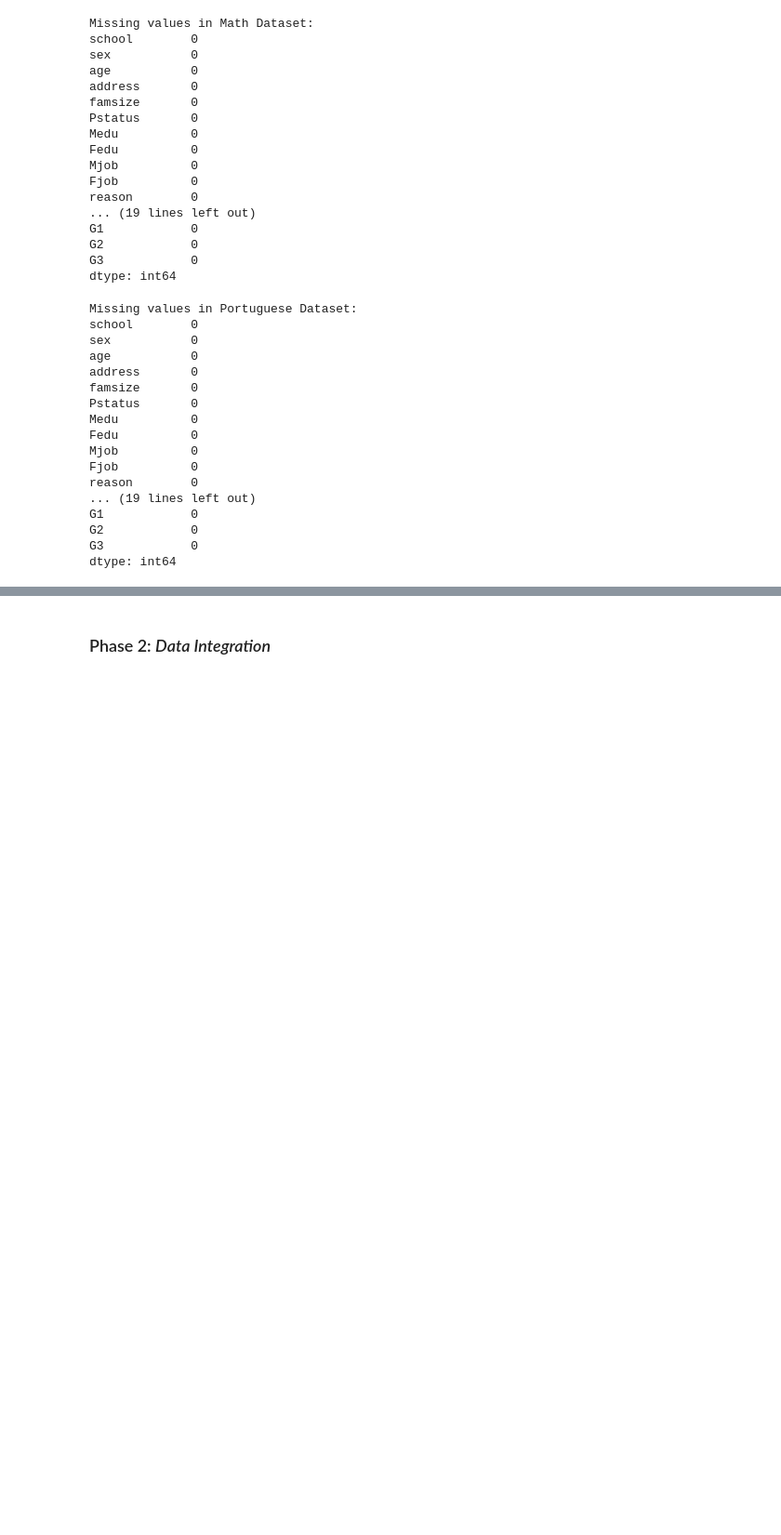
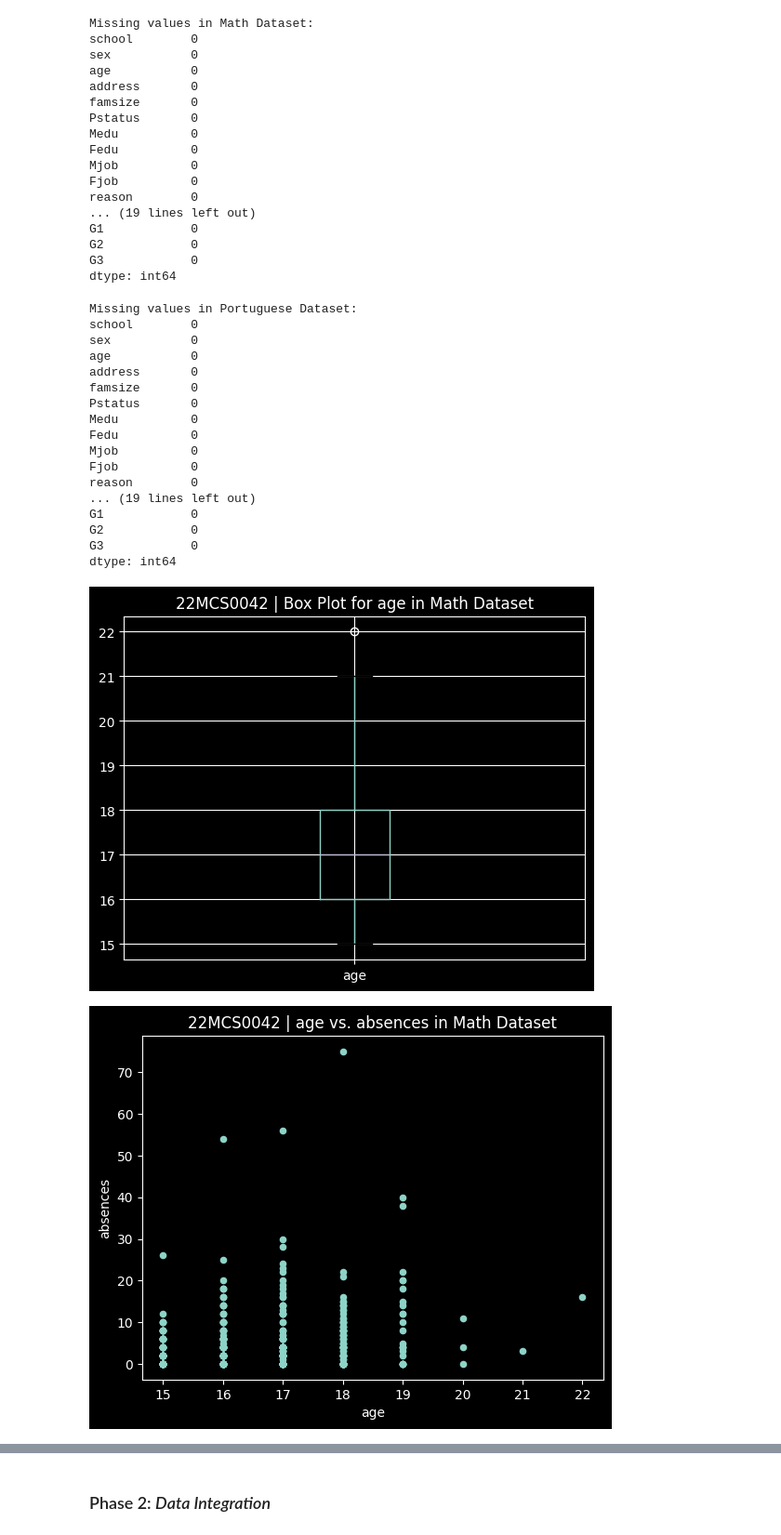
Before and after one commit to harmanpreet-s/data-analytics-student-performance, a Jupyter notebook: data-analytics-student-performance.ipynb, the cells around one changed output, grey strips where cells are left out. Shown at 93% size. Saved outputs shown, nothing was run; the diff lists cells and outputs as text; code cells hidden in the pictures; blank space fills up the shorter version.

Commit message:
feat: added outliers and cardinality

```diff
--- a/data-analytics-student-performance.ipynb
+++ b/data-analytics-student-performance.ipynb
@@ -102,3 +102,19 @@ G1            0
 G2            0
 G3            0
 dtype: int64
+# %%
+# Check for outliers in numerical variables
+numerical_vars = ['age', 'absences', 'G1', 'G2', 'G3']
+for var in numerical_vars:
+    # Box plot
+    df_math.boxplot(column=var)
+    plt.title('22MCS0042 | Box Plot for ' + var + ' in Math Dataset')
+    plt.show()
+
+    # Scatter plot (against another numerical variable)
+    df_math.plot.scatter(x=var, y='absences')
+    plt.title('22MCS0042 | ' + var + ' vs. absences in Math Dataset')
+    plt.show()
+# %% [output]
+[figure, added]
+[figure, added]
```
Also changed, not shown: parts of 2 cells of this notebook.
